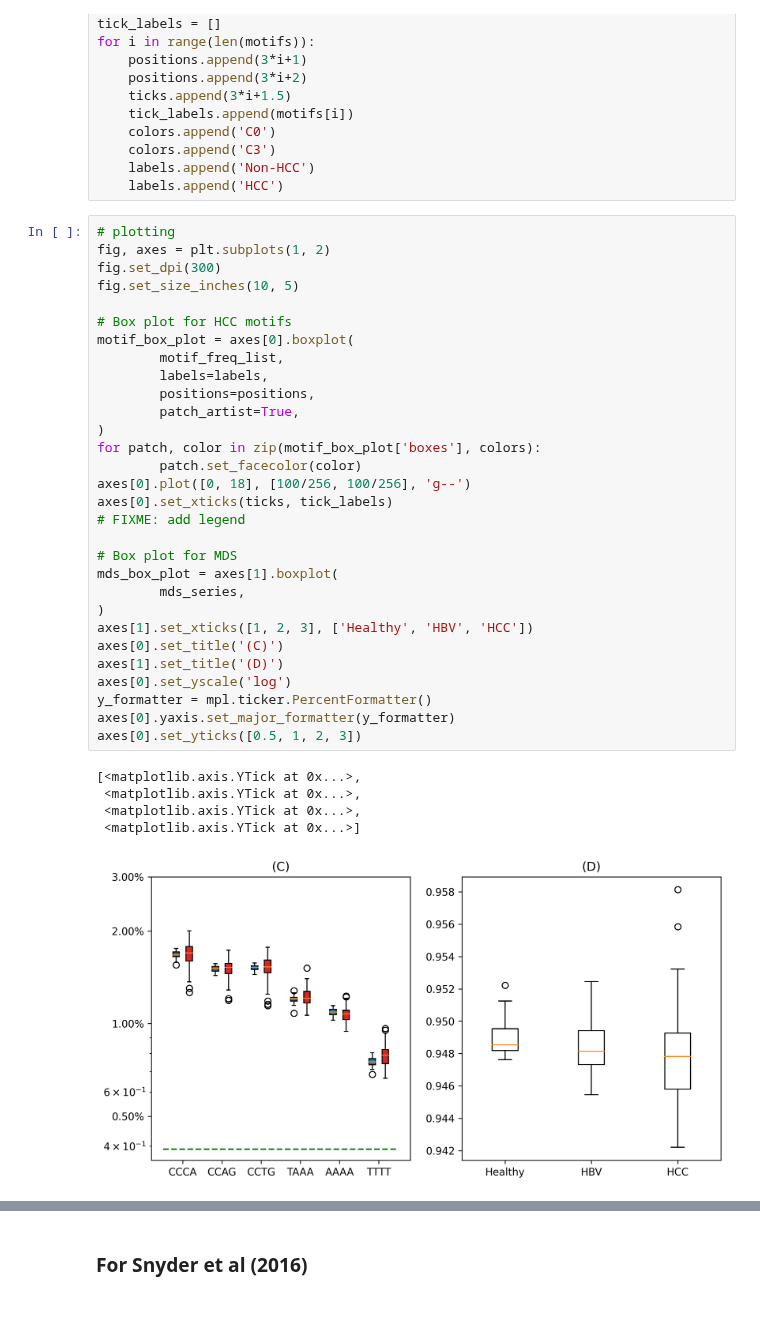
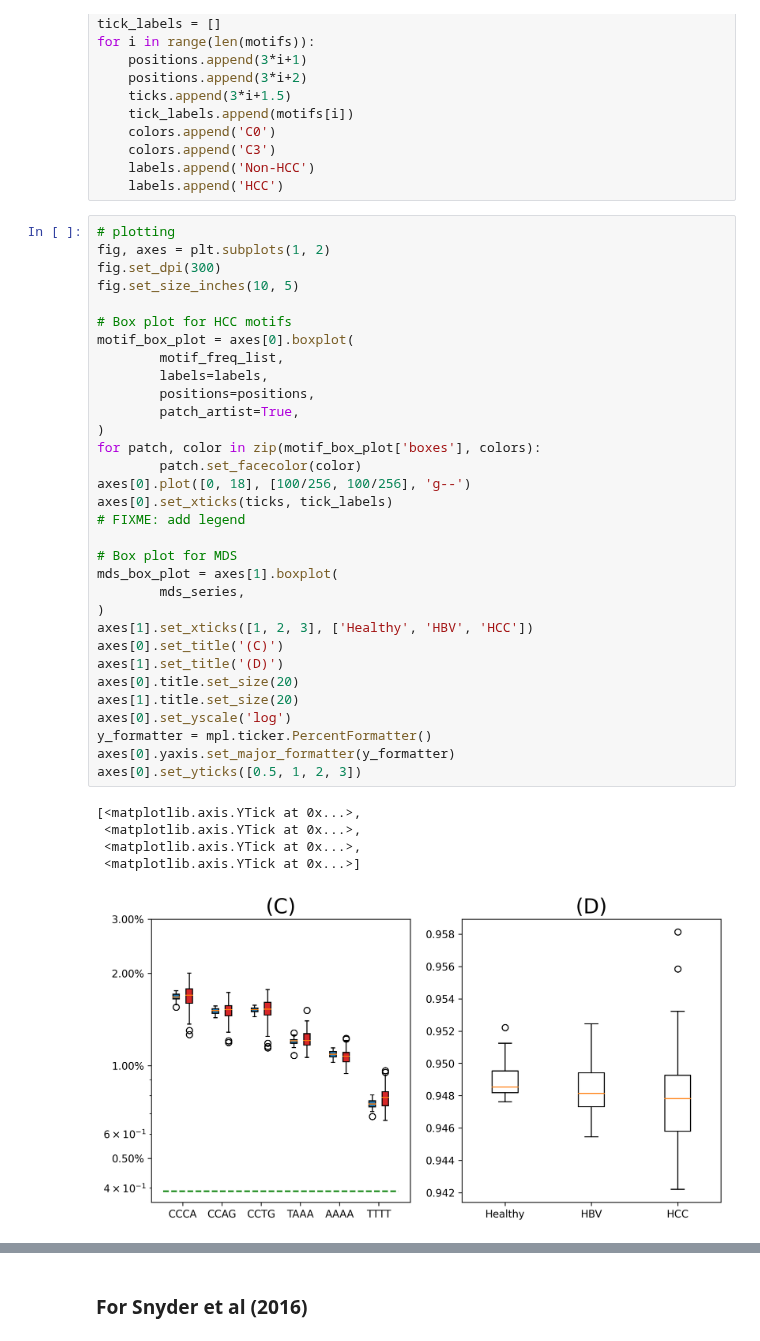
Before and after one commit to epifluidlab/FinaleToolkit, a Jupyter notebook: figs/frag_features_fig.ipynb, the cells around one changed output, grey strips where cells are left out. Drawn from its saved outputs; the diff is of its cells as text; blank space fills up the shorter version.

Commit message:
updating figures

```diff
--- a/figs/frag_features_fig.ipynb
+++ b/figs/frag_features_fig.ipynb
@@ -355,31 +358,33 @@ fig.set_size_inches(10, 5)
 
 # Box plot for HCC motifs
 motif_box_plot = axes[0].boxplot(
         motif_freq_list,
         labels=labels,
         positions=positions,
         patch_artist=True,
 )
 for patch, color in zip(motif_box_plot['boxes'], colors):
         patch.set_facecolor(color)
 axes[0].plot([0, 18], [100/256, 100/256], 'g--')
 axes[0].set_xticks(ticks, tick_labels)
 # FIXME: add legend
 
 # Box plot for MDS
 mds_box_plot = axes[1].boxplot(
         mds_series,
 )
 axes[1].set_xticks([1, 2, 3], ['Healthy', 'HBV', 'HCC'])
 axes[0].set_title('(C)')
 axes[1].set_title('(D)')
+axes[0].title.set_size(20)
+axes[1].title.set_size(20)
 axes[0].set_yscale('log')
 y_formatter = mpl.ticker.PercentFormatter()
 axes[0].yaxis.set_major_formatter(y_formatter)
 axes[0].set_yticks([0.5, 1, 2, 3])
 # %% [output]
 [<matplotlib.axis.YTick at 0x...>,
  <matplotlib.axis.YTick at 0x...>,
  <matplotlib.axis.YTick at 0x...>,
  <matplotlib.axis.YTick at 0x...>]
-[figure, old version]
+[figure, new version]
```
Also changed, not shown: parts of 2 cells of this notebook.
